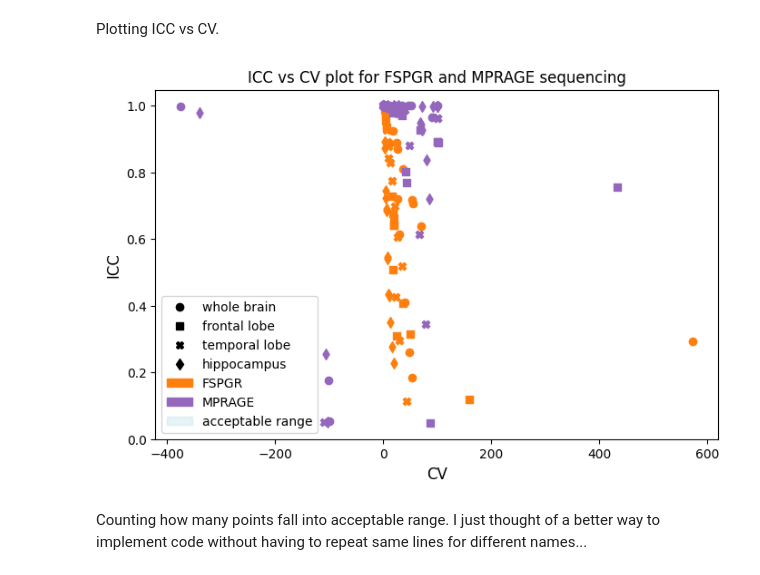
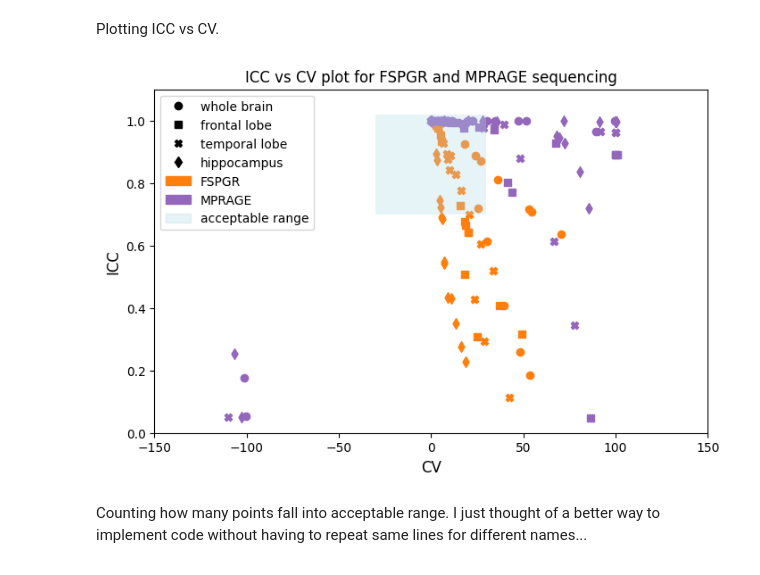
Before and after one commit to Crtox/asymmetryAD, a Jupyter notebook: code/test_retest.ipynb, the cells around one changed output. Drawn from its saved outputs; the diff is of its cells as text; code cells hidden in the pictures.

```diff
--- a/code/test_retest.ipynb
+++ b/code/test_retest.ipynb
@@ -591,8 +591,8 @@ plt.scatter(CV_frontal_lobe_mprage_normalized, ICC_frontal_lobe_mprage_normalize
 plt.scatter(CV_temporal_lobe_mprage_normalized, ICC_temporal_lobe_mprage_normalized, marker='X', color='tab:purple')
 plt.scatter(CV_hippocampus_mprage_normalized, ICC_hippocampus_mprage_normalized, marker='d', color='tab:purple')
 
-# plt.xlim(-150, 150)
-# plt.ylim(0, 1.1)
+plt.xlim(-150, 150)
+plt.ylim(0, 1.1)
 
 plt.xlabel('CV', fontsize=12)
 plt.ylabel('ICC', fontsize=12)
@@ -605,34 +605,34 @@ shape_temporal_lobe = plt.Line2D([], [], color='black', marker='X', linestyle='N
 shape_hippocampus = plt.Line2D([], [], color='black', marker='d', linestyle='None', markersize=6, label='hippocampus')
 
 # Custom legend handles for colors
 color_fspgr = mpatches.Patch(color='tab:orange', label='FSPGR')
 color_mprage = mpatches.Patch(color='tab:purple', label='MPRAGE')
 color_rectangle = mpatches.Patch(color='lightblue', alpha=0.3, label='acceptable range')
 
 
 # Adding acceptable range to the plot
 x_min = -30
 x_max = 30
 y_min = 0.7
 y_max = 1.02
 rect = mpatches.Rectangle(
     (x_min, y_min),
     x_max - x_min,
     y_max - y_min,
     linewidth=1,
     edgecolor='none',
     facecolor='lightblue',
     alpha=0.3
 )
 plt.gca().add_patch(rect)
 
 # Creating the legend
 plt.legend(handles=[shape_whole_brain, shape_frontal_lobe, shape_temporal_lobe, shape_hippocampus, color_fspgr, color_mprage, color_rectangle],
            loc='best', fontsize=10)
 #plt.savefig(savePath + 'ICC_vs_CV_fspgr_mprage_normalized.png')
 plt.show()
 # %% [output]
-[figure, old version]
+[figure, new version]
 # %% [markdown]
 Counting how many points fall into acceptable range. I just thought of a better way to implement code without having to repeat same lines for different names...
 # %%
```
Also changed, not shown: parts of 2 cells of this notebook, 6 other files.
